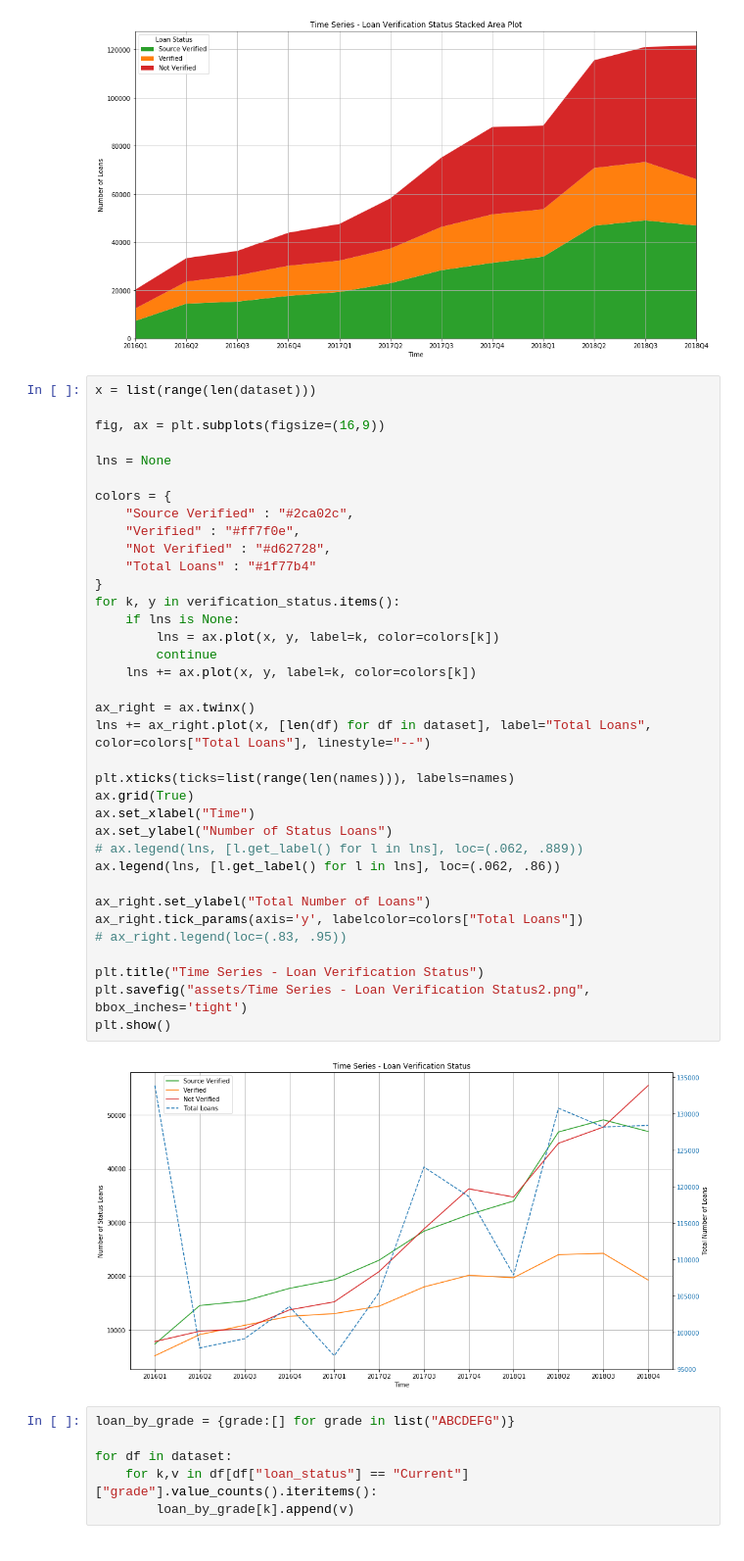
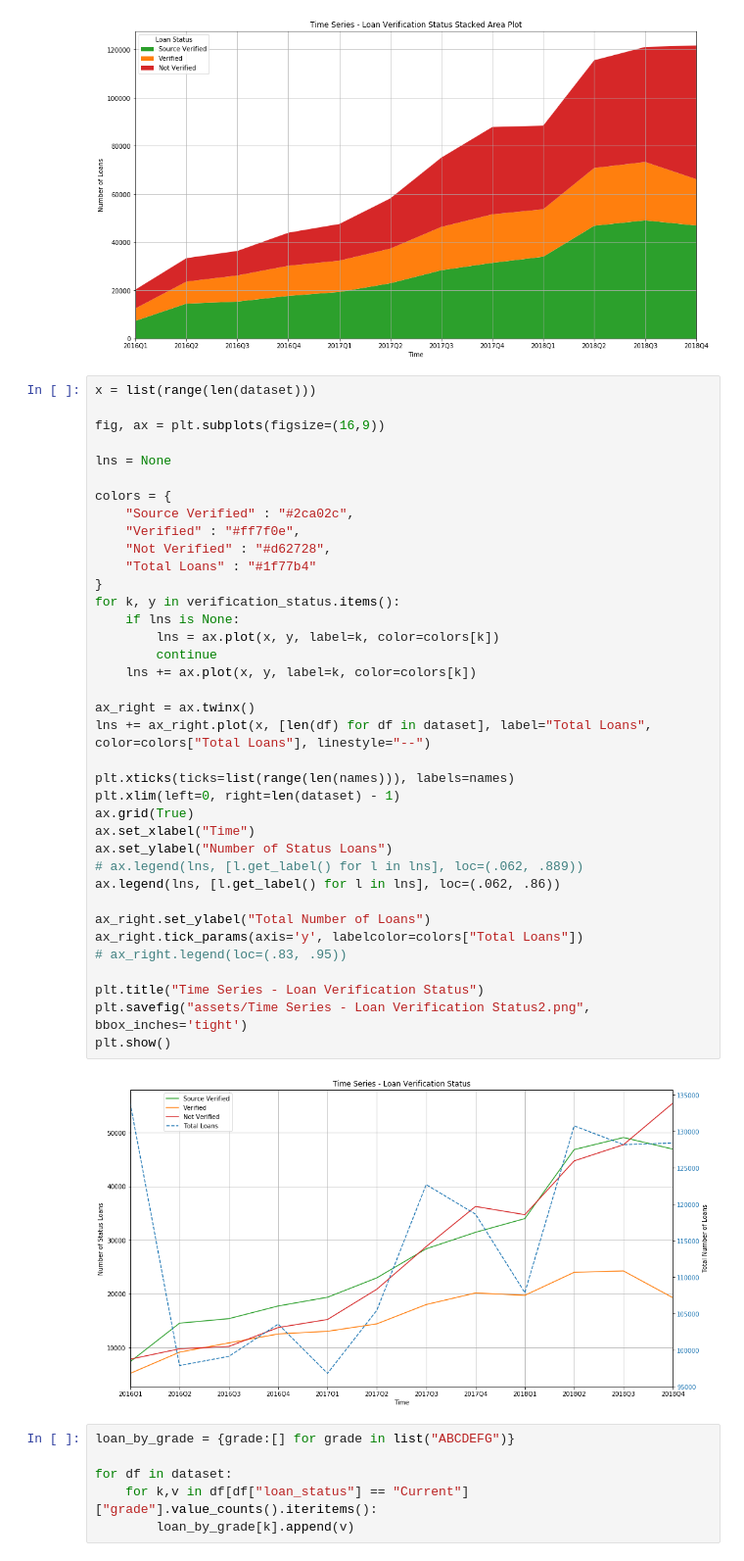
Before and after one commit to juszhan/LendingClub-Profitability, a Jupyter notebook: lendingclub_time_series_analysis.ipynb, the cells around one changed output. Shown at 98% size. Saved outputs shown, nothing was run; the diff lists cells and outputs as text.

```diff
--- a/lendingclub_time_series_analysis.ipynb
+++ b/lendingclub_time_series_analysis.ipynb
@@ -292,34 +296,35 @@ lns = None
 colors = {
     "Source Verified" : "#2ca02c",
     "Verified" : "#ff7f0e",
     "Not Verified" : "#d62728",
     "Total Loans" : "#1f77b4"
 }
 for k, y in verification_status.items():
     if lns is None:
         lns = ax.plot(x, y, label=k, color=colors[k])
         continue
     lns += ax.plot(x, y, label=k, color=colors[k])
 
 ax_right = ax.twinx()
 lns += ax_right.plot(x, [len(df) for df in dataset], label="Total Loans", color=colors["Total Loans"], linestyle="--")
 
 plt.xticks(ticks=list(range(len(names))), labels=names)
+plt.xlim(left=0, right=len(dataset) - 1)
 ax.grid(True)
 ax.set_xlabel("Time")
 ax.set_ylabel("Number of Status Loans")
 # ax.legend(lns, [l.get_label() for l in lns], loc=(.062, .889))
 ax.legend(lns, [l.get_label() for l in lns], loc=(.062, .86))
 
 ax_right.set_ylabel("Total Number of Loans")
 ax_right.tick_params(axis='y', labelcolor=colors["Total Loans"])
 # ax_right.legend(loc=(.83, .95))
 
 plt.title("Time Series - Loan Verification Status")
 plt.savefig("assets/Time Series - Loan Verification Status2.png", bbox_inches='tight')
 plt.show()
 # %% [output]
-[figure, old version]
+[figure, new version]
 # %%
 loan_by_grade = {grade:[] for grade in list("ABCDEFG")}
 
```
Also changed, not shown: parts of 8 cells of this notebook, 9 other files.
